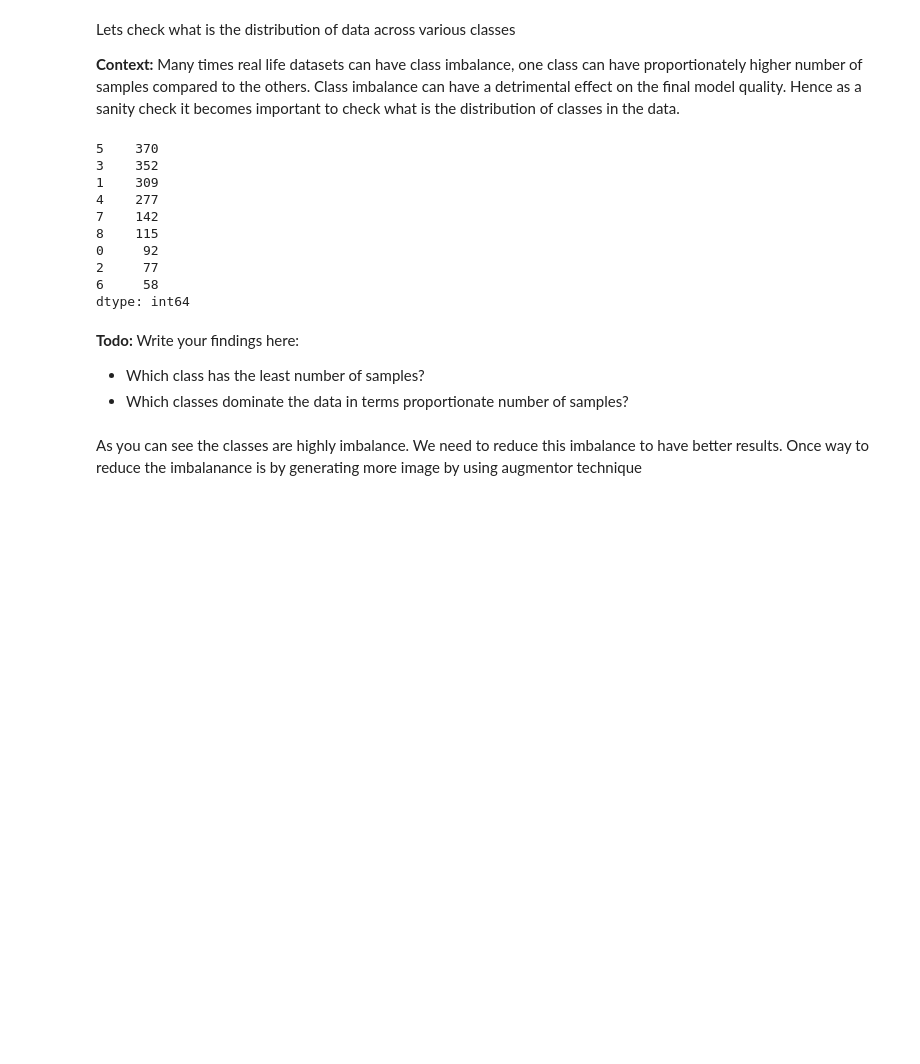
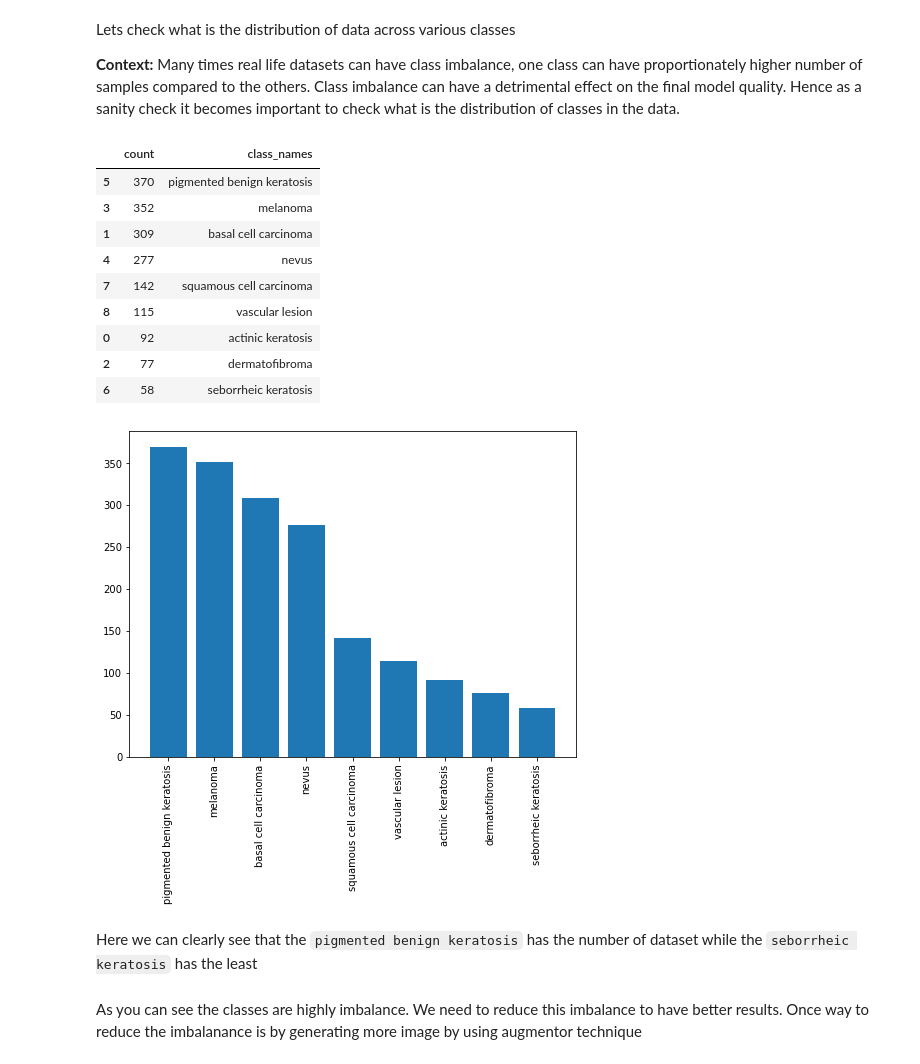
Before and after one commit to jawad360/epgp-course-assignment-melanoma-detection, a Jupyter notebook: jawad_sonalkar_nn.ipynb, the cells around one changed output. Drawn from its saved outputs; the diff is of its cells as text; code cells hidden in the pictures; blank space fills up the shorter version.

```diff
--- a/jawad_sonalkar_nn.ipynb
+++ b/jawad_sonalkar_nn.ipynb
@@ -27,8 +30,8 @@ Drive already mounted at /content/gdrive; to attempt to forcibly remount, call d
 This assignment uses a dataset of about 2357 images of skin cancer types. The dataset contains 9 sub-directories in each train and test subdirectories. The 9 sub-directories contains the images of 9 skin cancer types respectively.
 # %%
 # Defining the path for train and test images
-root_data_path = "/content/gdrive/MyDrive/Colab Notebooks/Dataset/CNN_assignment"
-# root_data_path = "../CNN_assignment"
+# root_data_path = "/content/gdrive/MyDrive/Colab Notebooks/Dataset/CNN_assignment"
+root_data_path = "../CNN_assignment"
 data_dir_train = pathlib.Path(root_data_path + "/Train")
 data_dir_test = pathlib.Path(root_data_path + '/Test')
 # %%
@@ -363,22 +368,29 @@ for (image,label) in dataset_unbatched:
     labels.append(label.numpy())
 labels = pd.Series(labels)
 count = labels.value_counts()
-print(count)
+class_dist_df = pd.DataFrame(count, columns=["count"])
+class_dist_df["class_names"] = class_dist_df.index.map(lambda x: class_names[x])
+class_dist_df
 # %% [output]
-5    370
-3    352
-1    309
-4    277
-7    142
-8    115
-0     92
-2     77
-6     58
-dtype: int64
+|  | count | class_names |
+| 5 | 370 | pigmented benign keratosis |
+| 3 | 352 | melanoma |
+| 1 | 309 | basal cell carcinoma |
+| 4 | 277 | nevus |
+| 7 | 142 | squamous cell carcinoma |
+| 8 | 115 | vascular lesion |
+| 0 | 92 | actinic keratosis |
+| 2 | 77 | dermatofibroma |
+| 6 | 58 | seborrheic keratosis |
-# %% [markdown]
-**Todo:** Write your findings here:
-- Which class has the least number of samples?
-- Which classes dominate the data in terms proportionate number of samples?
+# %%
+plt.figure(figsize=(8,6))
+plt.bar(class_dist_df["class_names"], class_dist_df["count"])
+plt.xticks(rotation=90)
+plt.show()
+# %% [output]
+[figure, added]
+# %% [markdown]
+Here we can clearly see that the `pigmented benign keratosis` has the number of dataset while the `seborrheic keratosis` has the least
 # %% [markdown]
 As you can see the classes are highly imbalance. We need to reduce this imbalance to have better results. Once way to reduce the imbalanance is by generating more image by using augmentor technique
 # %% [markdown]
```
Also changed, not shown: parts of 11 cells of this notebook.
